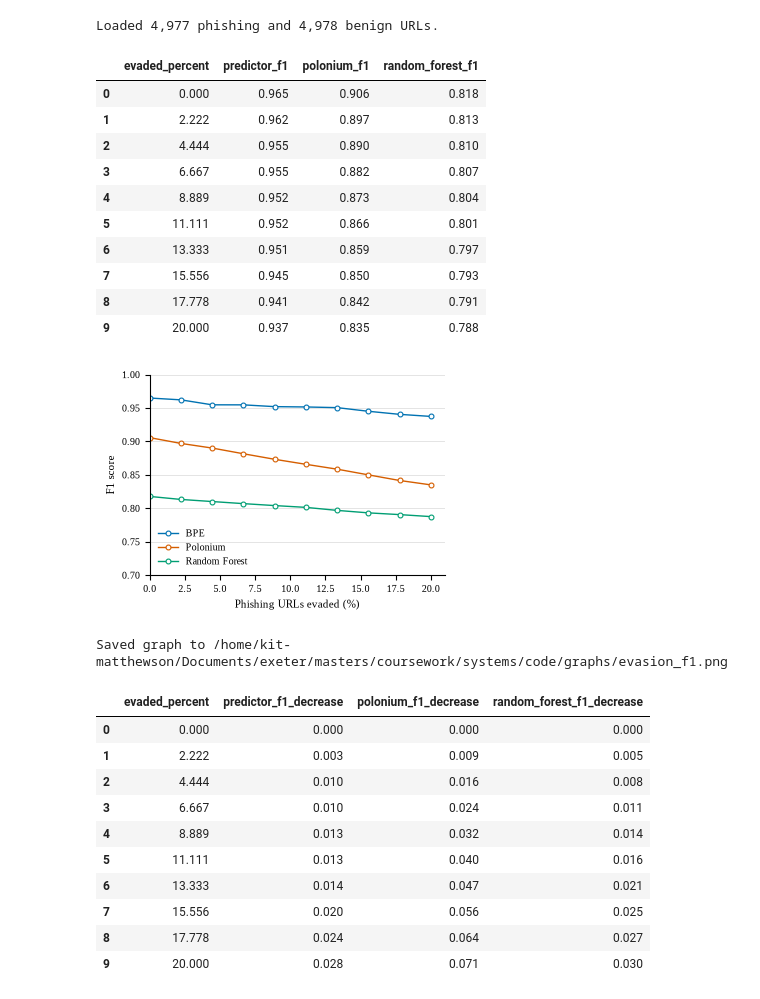
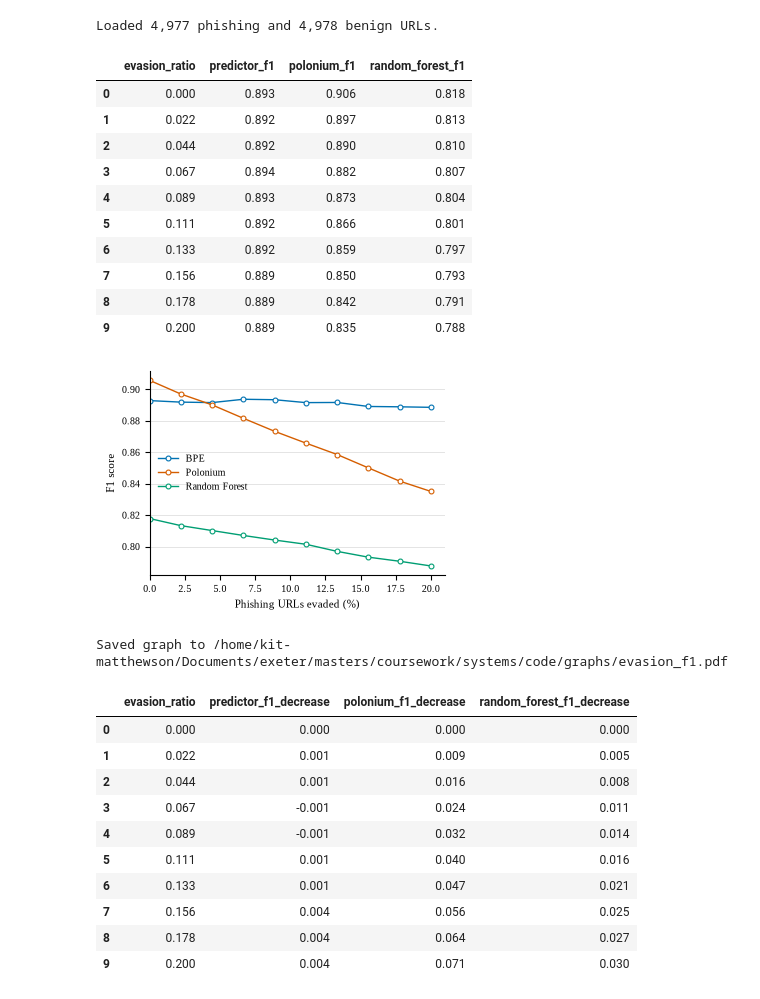
Before and after one commit to kit-matthewson/phishing-url-detection, a Jupyter notebook: code/evasion_experiments.ipynb, the cells around one changed output. Drawn from its saved outputs; the diff is of its cells as text; code cells hidden in the pictures.

Commit message:
Return metrics from predictor

```diff
--- a/code/evasion_experiments.ipynb
+++ b/code/evasion_experiments.ipynb
@@ -23,7 +23,7 @@ ROOT = os.path.abspath('.')
 PATH = os.path.dirname(os.path.abspath(__name__))
 GRAPH_PATH = os.path.join(PATH, 'graphs', 'graph_31444_nodes.gexf')
 EMBEDDINGS_PATH = os.path.join(PATH, 'graphs', 'node2vec_embeddings.pkl.gz')
-OUTPUT_PATH = os.path.join(PATH, 'graphs', 'evasion_f1.png')
+OUTPUT_PATH = os.path.join(PATH, 'graphs', 'evasion_f1.pdf')
 # %% [output]
 The autoreload extension is already loaded. To reload it, use:
   %reload_ext autoreload
@@ -130,7 +130,6 @@ def cross_validated_baseline_f1(g, tested_phishing):
 def run_evasion_experiment(ratios, random_state=42):
     rng = np.random.default_rng(random_state)
     replacements = [str(rng.choice(benign_urls)) for _ in phishing_urls]
-    labels = [1] * len(phishing_urls) + [0] * len(benign_urls)
     scores = []
 
     for ratio in tqdm.tqdm(ratios, desc='Evasion experiment', unit='ratio', ncols=80, colour='green'):
@@ -144,20 +143,17 @@ def run_evasion_experiment(ratios, random_state=42):
             add_evasive_url(g, original_url, evasive_url, embedding_map)
             tested_phishing[index] = url_graph.url_to_node_name(evasive_url)
 
-        model_graph = url_graph.URLGraph.__new__(url_graph.URLGraph)
+        model_graph = url_graph.URLGraph()
         model_graph._graph = g
 
         model = predictor.Predictor(model_graph, embedding_map)
-        model.train(output=False)
-
-        tested_urls = tested_phishing + benign_urls
-        predictions = [model.predict(url) for url in tested_urls]
+        _, _, pred_f1, _ = model.train(output=False)
 
         pol_f1, rf_f1 = cross_validated_baseline_f1(g, tested_phishing)
 
         scores.append({
-            'evaded_percent': ratio * 100,
-            'predictor_f1': f1_score(labels, predictions, zero_division=0),
+            'evasion_ratio': ratio,
+            'predictor_f1': pred_f1,
             'polonium_f1': pol_f1,
             'random_forest_f1': rf_f1,
         })
@@ -167,58 +163,58 @@ def run_evasion_experiment(ratios, random_state=42):
 results = run_evasion_experiment(np.linspace(0, .2, 10))
 display(results.round(3))
 # %% [output]
-|  | evaded_percent | predictor_f1 | polonium_f1 | random_forest_f1 |
-| 0 | 0.000 | 0.965 | 0.906 | 0.818 |
-| 1 | 2.222 | 0.962 | 0.897 | 0.813 |
-| 2 | 4.444 | 0.955 | 0.890 | 0.810 |
-| 3 | 6.667 | 0.955 | 0.882 | 0.807 |
-| 4 | 8.889 | 0.952 | 0.873 | 0.804 |
-| 5 | 11.111 | 0.952 | 0.866 | 0.801 |
-| 6 | 13.333 | 0.951 | 0.859 | 0.797 |
-| 7 | 15.556 | 0.945 | 0.850 | 0.793 |
-| 8 | 17.778 | 0.941 | 0.842 | 0.791 |
-| 9 | 20.000 | 0.937 | 0.835 | 0.788 |
+|  | evasion_ratio | predictor_f1 | polonium_f1 | random_forest_f1 |
+| 0 | 0.000 | 0.893 | 0.906 | 0.818 |
+| 1 | 0.022 | 0.892 | 0.897 | 0.813 |
+| 2 | 0.044 | 0.892 | 0.890 | 0.810 |
+| 3 | 0.067 | 0.894 | 0.882 | 0.807 |
+| 4 | 0.089 | 0.893 | 0.873 | 0.804 |
+| 5 | 0.111 | 0.892 | 0.866 | 0.801 |
+| 6 | 0.133 | 0.892 | 0.859 | 0.797 |
+| 7 | 0.156 | 0.889 | 0.850 | 0.793 |
+| 8 | 0.178 | 0.889 | 0.842 | 0.791 |
+| 9 | 0.200 | 0.889 | 0.835 | 0.788 |
 # %%
 plt.rcParams.update({'font.family': 'serif', 'font.serif': ['Liberation Serif', 'Times New Roman', 'Times', 'DejaVu Serif'], 'font.size': 8, 'axes.labelsize': 8, 'xtick.labelsize': 7, 'ytick.labelsize': 7, 'axes.linewidth': 0.8})
 fig, ax = plt.subplots(figsize=(3.5, 2.5))
 styles = {
     'predictor_f1': {'label': 'BPE', 'color': '#0072B2'},
     'polonium_f1':{'label': 'Polonium', 'color': '#D55E00'},
     'random_forest_f1': {'label': 'Random Forest', 'color': '#009E73'},
 }
 for column, style in styles.items():
-    ax.plot(results['evaded_percent'], results[column], color=style['color'], linewidth=1.0, markersize=3.5, markerfacecolor='white', markeredgewidth=0.8, label=style['label'], linestyle='-', marker='o')
+    ax.plot(results['evasion_ratio'] * 100, results[column], color=style['color'], linewidth=1.0, markersize=3.5, markerfacecolor='white', markeredgewidth=0.8, label=style['label'], linestyle='-', marker='o')
 ax.set_xlabel('Phishing URLs evaded (%)')
 ax.set_ylabel('F1 score')
 ax.set_xlim(0, 21)
-ax.set_ylim(0.7, 1)
+# ax.set_ylim(0, 1)
 ax.legend(frameon=False, loc='best', fontsize=7)
 ax.grid(axis='y', color='0.85', linewidth=0.5)
 ax.spines['top'].set_visible(False)
 ax.spines['right'].set_visible(False)
 fig.tight_layout(pad=0.5)
 fig.savefig(OUTPUT_PATH, dpi=600, bbox_inches='tight')
 plt.show()
 print(f'Saved graph to {OUTPUT_PATH}')
 # %% [output]
-[figure, old version]
+[figure, new version]
-Saved graph to /home/kit-matthewson/Documents/exeter/masters/coursework/systems/code/graphs/evasion_f1.png
+Saved graph to /home/kit-matthewson/Documents/exeter/masters/coursework/systems/code/graphs/evasion_f1.pdf
 # %%
 f1_columns = ['predictor_f1', 'polonium_f1', 'random_forest_f1']
-baseline_f1 = results.loc[results['evaded_percent'].eq(0), f1_columns].iloc[0]
-decrease_df = results[['evaded_percent']].copy()
+baseline_f1 = results.loc[results['evasion_ratio'].eq(0), f1_columns].iloc[0]
+decrease_df = results[['evasion_ratio']].copy()
 decrease_df[f1_columns] = baseline_f1.to_numpy() - results[f1_columns]
 decrease_df = decrease_df.rename(columns={column: f'{column}_decrease' for column in f1_columns})
 display(decrease_df.round(3))
 # %% [output]
-|  | evaded_percent | predictor_f1_decrease | polonium_f1_decrease | random_forest_f1_decrease |
+|  | evasion_ratio | predictor_f1_decrease | polonium_f1_decrease | random_forest_f1_decrease |
 | 0 | 0.000 | 0.000 | 0.000 | 0.000 |
-| 1 | 2.222 | 0.003 | 0.009 | 0.005 |
-| 2 | 4.444 | 0.010 | 0.016 | 0.008 |
-| 3 | 6.667 | 0.010 | 0.024 | 0.011 |
-| 4 | 8.889 | 0.013 | 0.032 | 0.014 |
-| 5 | 11.111 | 0.013 | 0.040 | 0.016 |
-| 6 | 13.333 | 0.014 | 0.047 | 0.021 |
-| 7 | 15.556 | 0.020 | 0.056 | 0.025 |
-| 8 | 17.778 | 0.024 | 0.064 | 0.027 |
-| 9 | 20.000 | 0.028 | 0.071 | 0.030 |
+| 1 | 0.022 | 0.001 | 0.009 | 0.005 |
+| 2 | 0.044 | 0.001 | 0.016 | 0.008 |
+| 3 | 0.067 | -0.001 | 0.024 | 0.011 |
+| 4 | 0.089 | -0.001 | 0.032 | 0.014 |
+| 5 | 0.111 | 0.001 | 0.040 | 0.016 |
+| 6 | 0.133 | 0.001 | 0.047 | 0.021 |
+| 7 | 0.156 | 0.004 | 0.056 | 0.025 |
+| 8 | 0.178 | 0.004 | 0.064 | 0.027 |
+| 9 | 0.200 | 0.004 | 0.071 | 0.030 |
```
Also changed, not shown: 2 other files.
